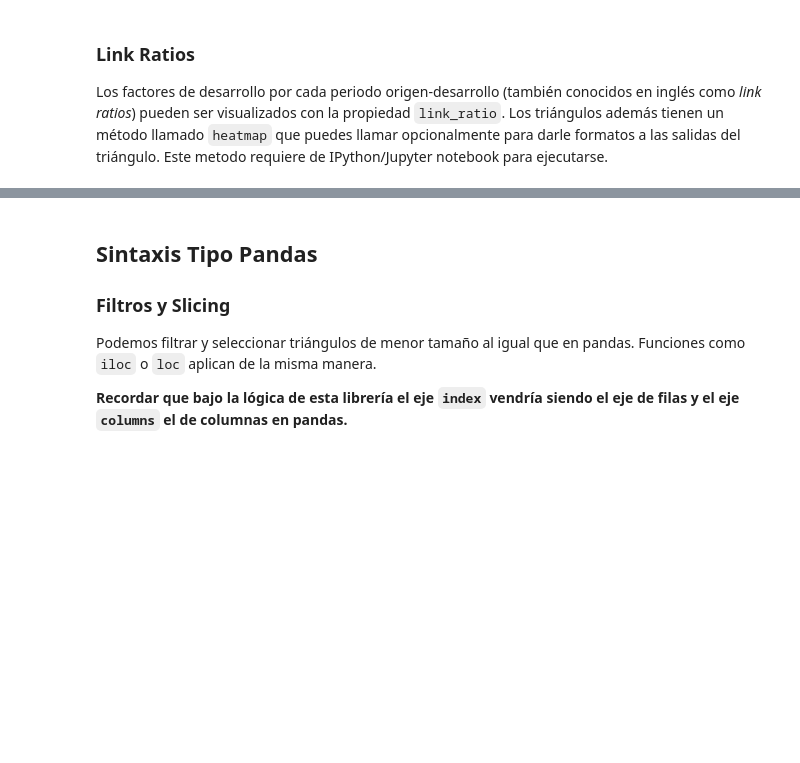
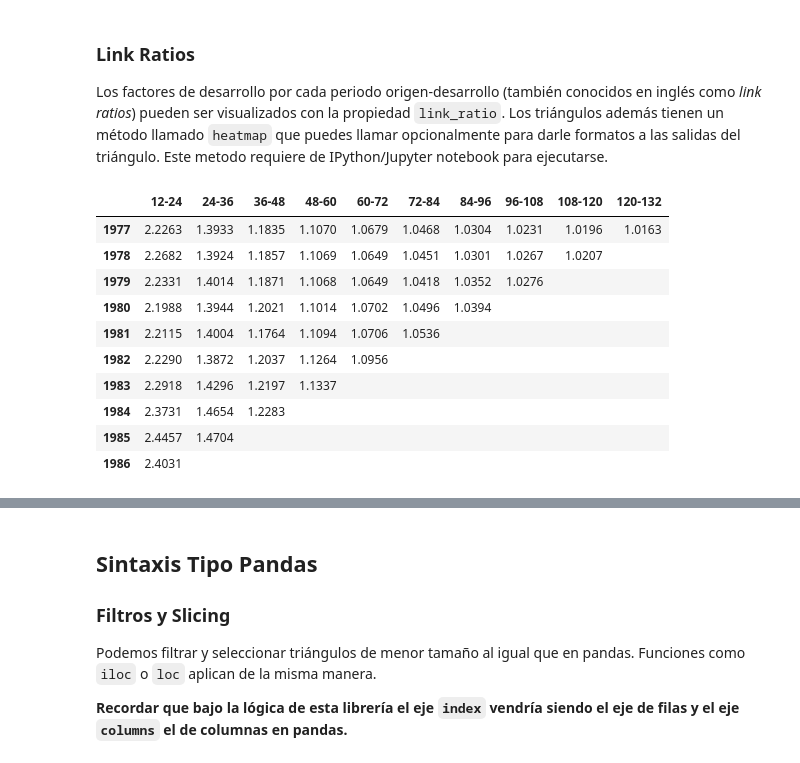
Before and after one commit to bcataldo3/UTSM_Unsupervised_ML, a Jupyter notebook: docs/modulo_4/Clase2.ipynb, the cells around one changed output, grey strips where cells are left out. Drawn from its saved outputs; the diff is of its cells as text; code cells hidden in the pictures; blank space fills up the shorter version.

```diff
--- a/docs/modulo_4/Clase2.ipynb
+++ b/docs/modulo_4/Clase2.ipynb
@@ -144,6 +206,16 @@ df_quarterly.grain('OYDY')
 Los factores de desarrollo por cada periodo origen-desarrollo (también conocidos en inglés como *link ratios*) pueden ser visualizados con la propiedad ``link_ratio``. Los triángulos además tienen un método llamado ``heatmap`` que puedes llamar opcionalmente para darle formatos a las salidas del triángulo. Este metodo requiere de IPython/Jupyter notebook para ejecutarse.
 # %%
 triangle_abc = cl.load_sample('abc')
-triangle_abc
 triangle_abc.link_ratio
-triangle_abc.link_ratio.heatmap()
+# %% [output]
+|  | 12-24 | 24-36 | 36-48 | 48-60 | 60-72 | 72-84 | 84-96 | 96-108 | 108-120 | 120-132 |
+| 1977 | 2.2263 | 1.3933 | 1.1835 | 1.1070 | 1.0679 | 1.0468 | 1.0304 | 1.0231 | 1.0196 | 1.0163 |
+| 1978 | 2.2682 | 1.3924 | 1.1857 | 1.1069 | 1.0649 | 1.0451 | 1.0301 | 1.0267 | 1.0207 |  |
+| 1979 | 2.2331 | 1.4014 | 1.1871 | 1.1068 | 1.0649 | 1.0418 | 1.0352 | 1.0276 |  |  |
+| 1980 | 2.1988 | 1.3944 | 1.2021 | 1.1014 | 1.0702 | 1.0496 | 1.0394 |  |  |  |
+| 1981 | 2.2115 | 1.4004 | 1.1764 | 1.1094 | 1.0706 | 1.0536 |  |  |  |  |
+| 1982 | 2.2290 | 1.3872 | 1.2037 | 1.1264 | 1.0956 |  |  |  |  |  |
+| 1983 | 2.2918 | 1.4296 | 1.2197 | 1.1337 |  |  |  |  |  |  |
+| 1984 | 2.3731 | 1.4654 | 1.2283 |  |  |  |  |  |  |  |
+| 1985 | 2.4457 | 1.4704 |  |  |  |  |  |  |  |  |
+| 1986 | 2.4031 |  |  |  |  |  |  |  |  |  |
```
Also changed, not shown: parts of 17 cells of this notebook.
